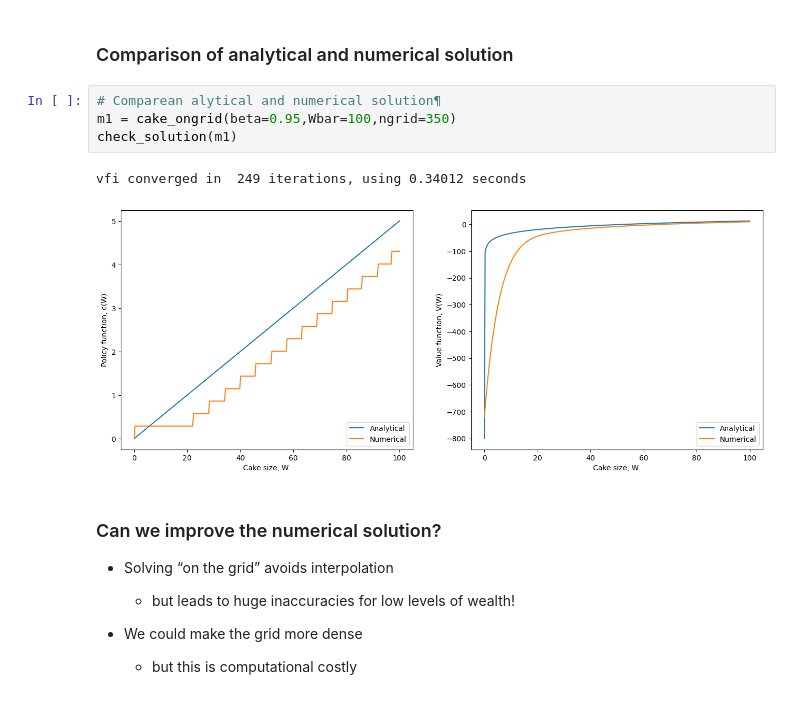
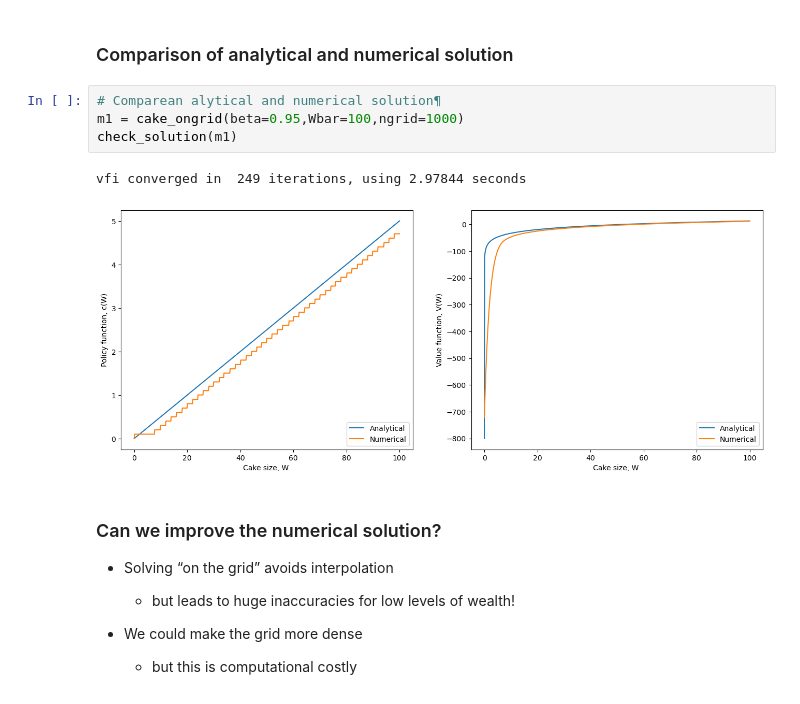
Before and after one commit to bschjerning/dp_ucph, a Jupyter notebook: 1_theory_tools/02_cake_eating_example.ipynb, the cells around one changed output. Drawn from its saved outputs; the diff is of its cells as text.

```diff
--- a/1_theory_tools/02_cake_eating_example.ipynb
+++ b/1_theory_tools/02_cake_eating_example.ipynb
@@ -384,11 +379,11 @@ def check_solution(model):
 ### Comparison of analytical and numerical solution
 # %%
 # Comparean alytical and numerical solution¶
-m1 = cake_ongrid(beta=0.95,Wbar=100,ngrid=350)
+m1 = cake_ongrid(beta=0.95,Wbar=100,ngrid=1000)
 check_solution(m1)
 # %% [output]
-vfi converged in  249 iterations, using 0.34012 seconds
+vfi converged in  249 iterations, using 2.97844 seconds
-[figure, old version]
+[figure, new version]
 # %% [markdown]
 ### Can we improve the numerical solution?
 - Solving “on the grid” avoids interpolation
```
Also changed, not shown: parts of 10 cells of this notebook.
